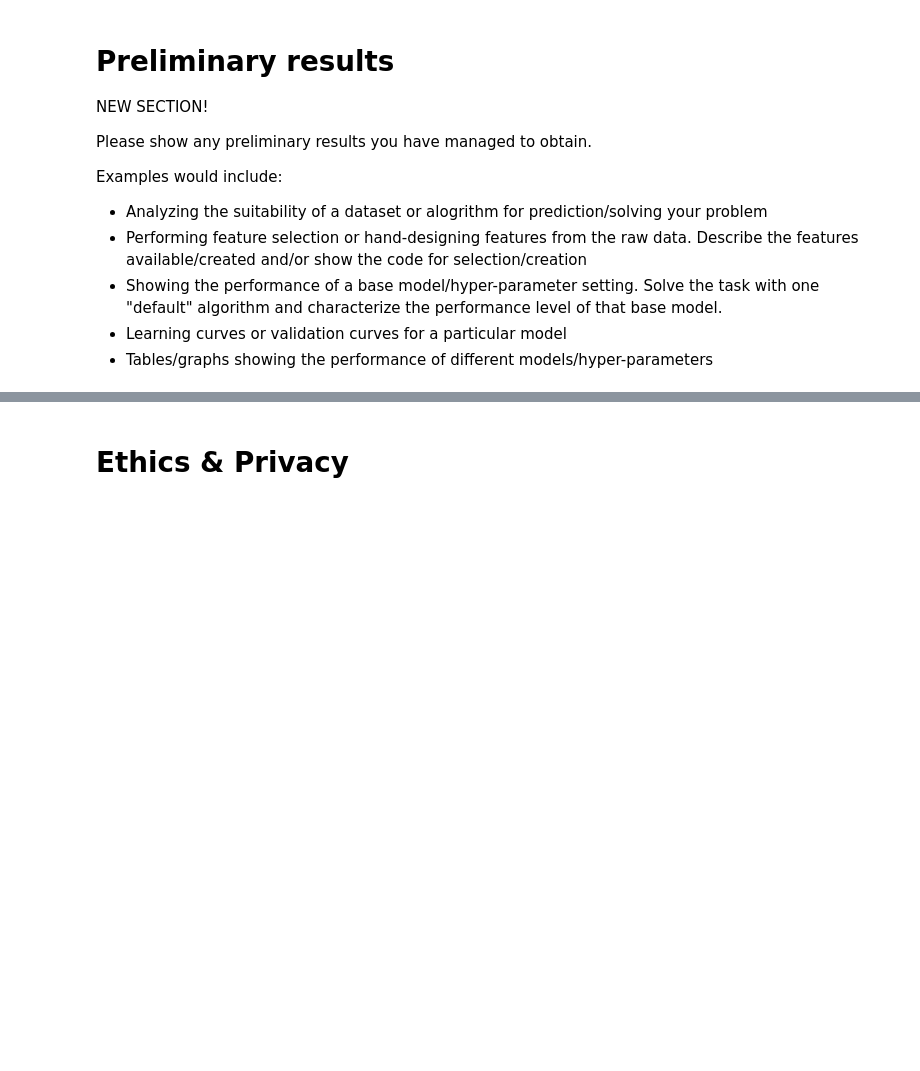
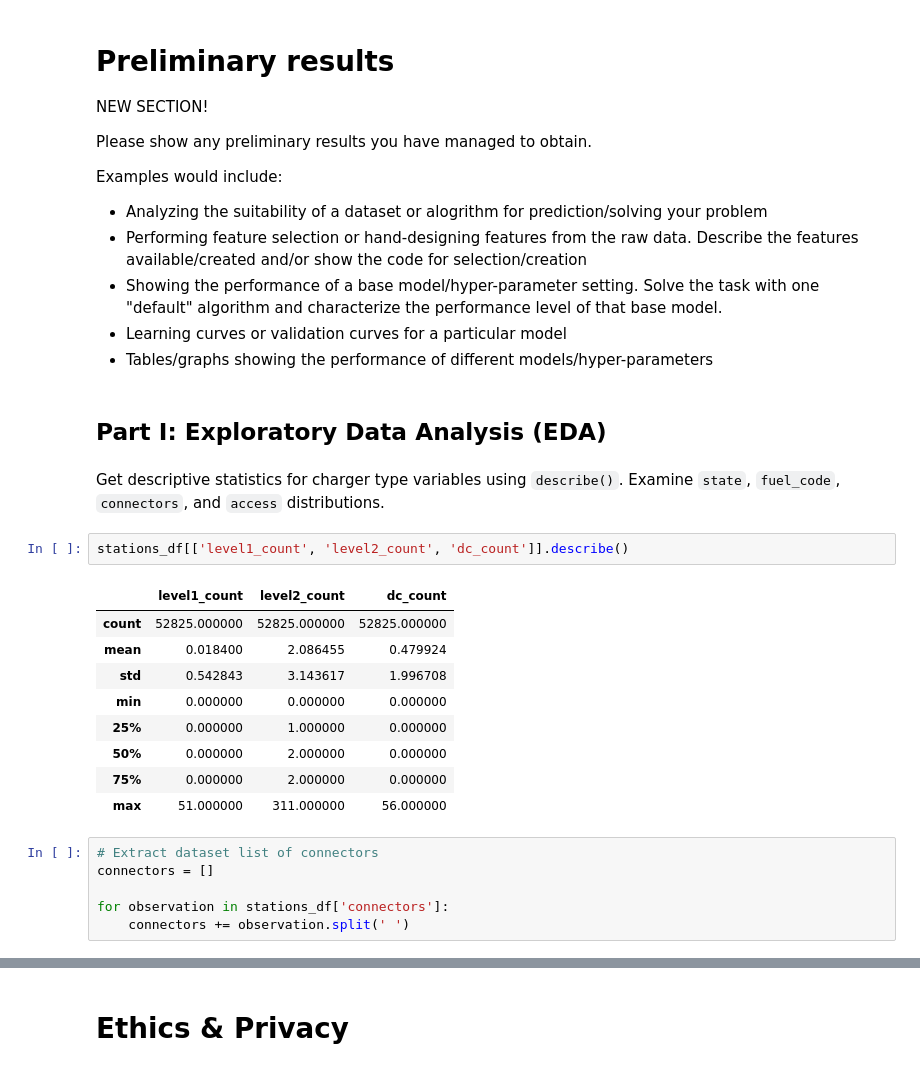
Before and after one commit to COGS118A/Group031-SP23, a Jupyter notebook: Checkpoint_Group031-SP23.ipynb, the cells around one changed output, grey strips where cells are left out. Drawn from its saved outputs; the diff is of its cells as text; blank space fills up the shorter version.

```diff
--- a/Checkpoint_Group031-SP23.ipynb
+++ b/Checkpoint_Group031-SP23.ipynb
@@ -145,3 +155,25 @@ Examples would include:
 - Showing the performance of a base model/hyper-parameter setting.  Solve the task with one "default" algorithm and characterize the performance level of that base model.
 - Learning curves or validation curves for a particular model
 - Tables/graphs showing the performance of different models/hyper-parameters
+# %% [markdown]
+## Part I: Exploratory Data Analysis (EDA)
+# %% [markdown]
+Get descriptive statistics for charger type variables using `describe()`. Examine `state`, `fuel_code`, `connectors`, and `access` distributions.
+# %%
+stations_df[['level1_count', 'level2_count', 'dc_count']].describe()
+# %% [output]
+|  | level1_count | level2_count | dc_count |
+| count | 52825.000000 | 52825.000000 | 52825.000000 |
+| mean | 0.018400 | 2.086455 | 0.479924 |
+| std | 0.542843 | 3.143617 | 1.996708 |
+| min | 0.000000 | 0.000000 | 0.000000 |
+| 25% | 0.000000 | 1.000000 | 0.000000 |
+| 50% | 0.000000 | 2.000000 | 0.000000 |
+| 75% | 0.000000 | 2.000000 | 0.000000 |
+| max | 51.000000 | 311.000000 | 56.000000 |
+# %%
+# Extract dataset list of connectors
+connectors = []
+
+for observation in stations_df['connectors']:
+    connectors += observation.split(' ')
```
Also changed, not shown: parts of 13 cells of this notebook.
